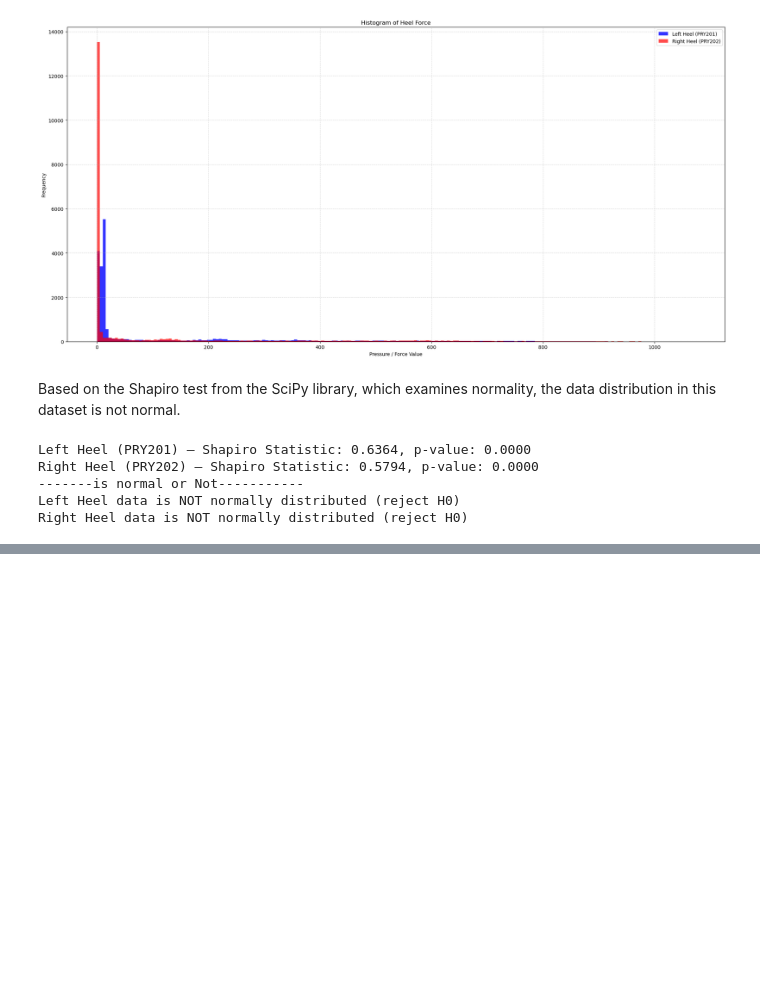
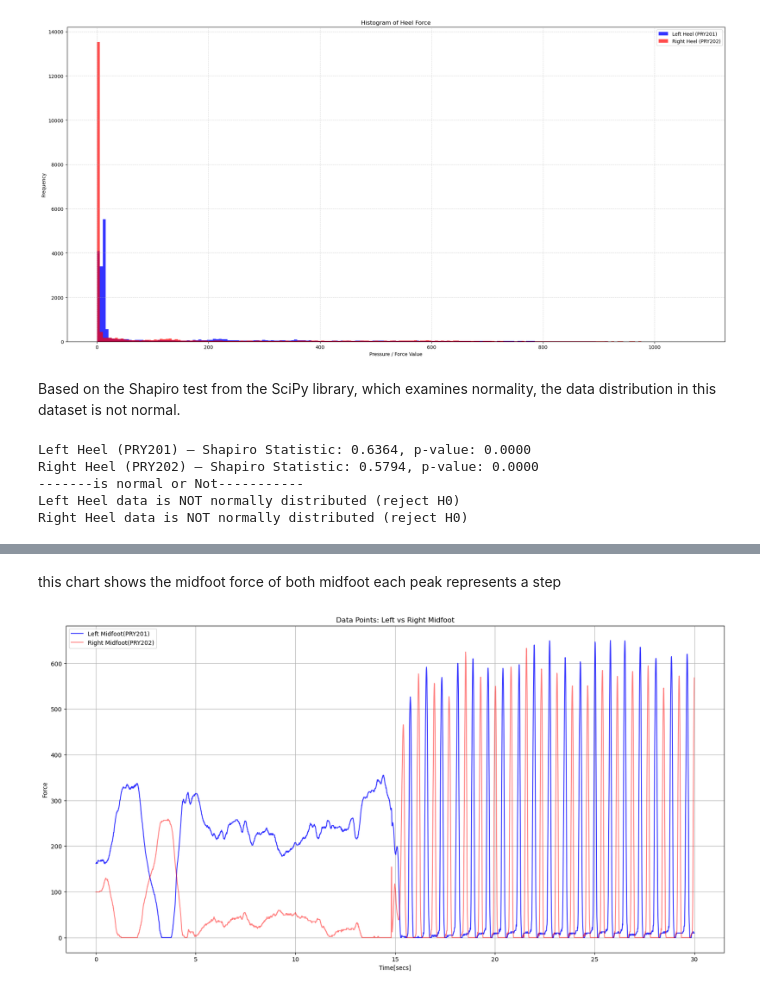
Before and after one commit to Fatemeh-aboulhassani/Movement-Analysis, a Jupyter notebook: notebooks/first analysis data.ipynb, the cells around one changed output, grey strips where cells are left out. Saved outputs shown, nothing was run; the diff lists cells and outputs as text; code cells hidden in the pictures; blank space fills up the shorter version.

Commit message:
plots of Midfoot

```diff
--- a/notebooks/first analysis data.ipynb
+++ b/notebooks/first analysis data.ipynb
@@ -418,0 +429,20 @@ Right Heel data is NOT normally distributed (reject H0)
+# %% [markdown]
+this chart shows the midfoot force of both midfoot
+each peak represents a step
+# %%
+df_first=loadsolASCII_25_11_11_09_38_11_074_Asphalt.iloc[:3000]
+plt.figure(figsize=(20,10))
+plt.plot(df_first['Time[secs]'],
+         df_first["PRY201_L_Midfoot"],
+         label="Left Midfoot(PRY201)", color="blue", alpha=0.8)
+plt.plot(df_first["Time[secs]"],
+         df_first["PRY202_R_Midfoot"],
+         label="Right Midfoot(PRY202)", color="red", alpha=0.5)
+plt.xlabel("Time[secs]")
+plt.ylabel("Force")
+plt.title("Data Points: Left vs Right Midfoot")
+plt.legend()
+plt.grid(True)
+plt.show()
+# %% [output]
+[figure, added]
```
Also changed, not shown: parts of 7 cells of this notebook.
